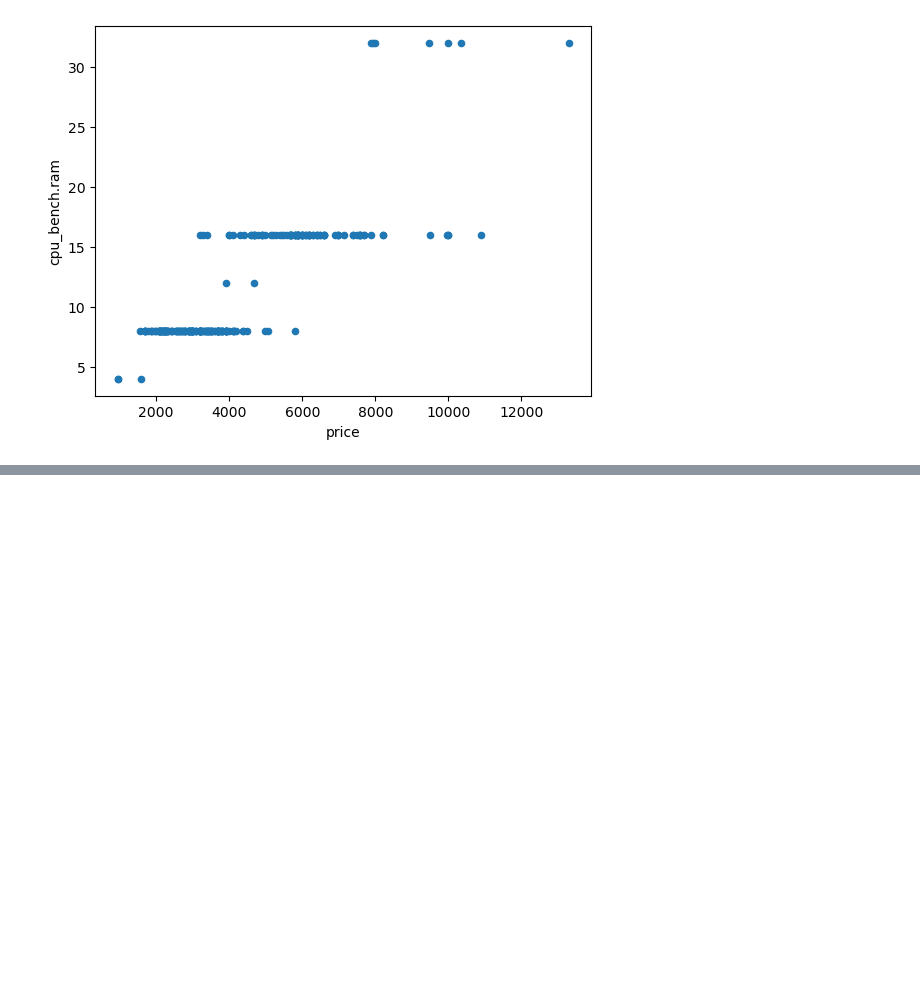
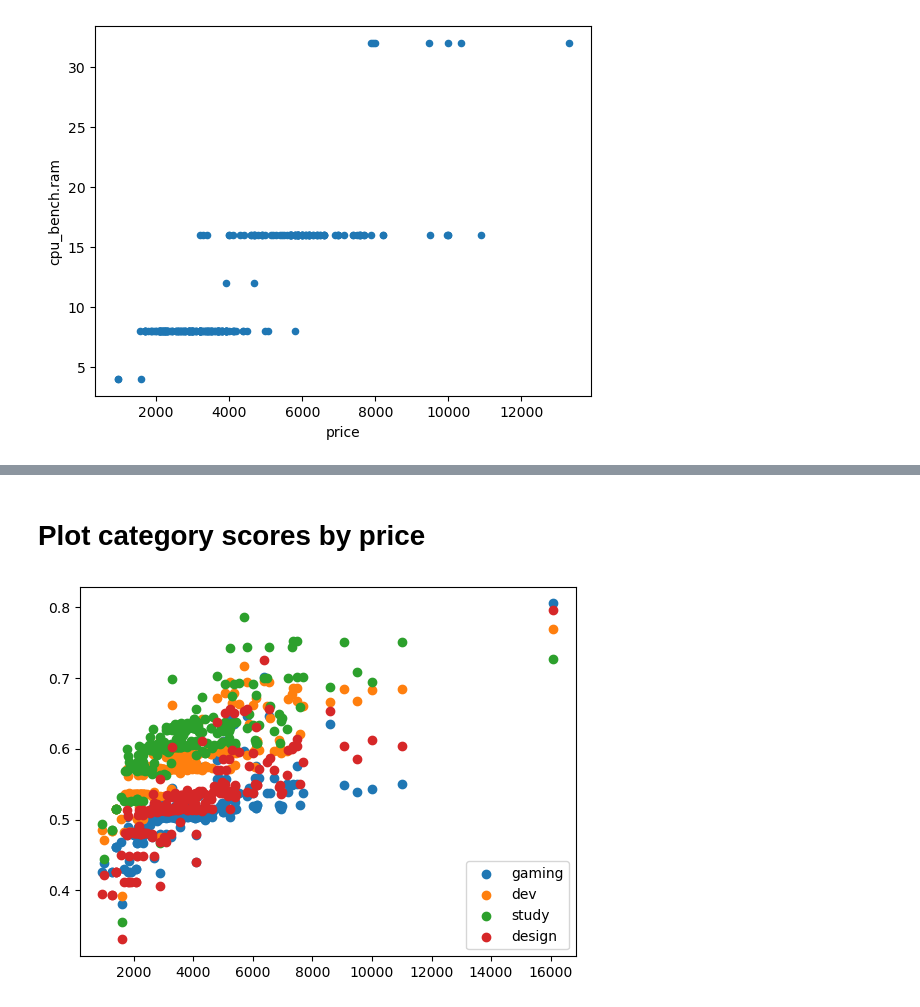
Before and after one commit to nickBes/favory, a Jupyter notebook: research/selection-method/notebook.ipynb, the cells around one changed output, grey strips where cells are left out. Cells and saved outputs as stored; diff of their text form; code cells hidden in the pictures; blank space fills up the shorter version.

Commit message:
now plotting category scores vs price for each category

```diff
--- a/research/selection-method/notebook.ipynb
+++ b/research/selection-method/notebook.ipynb
@@ -72,0 +76,3 @@ df.plot.scatter(x="price", y="cpu_bench.ram")
+# %%
+df = pd.read_csv("./category-scores.csv")
+df.head()
@@ -72,0 +86,21 @@ df.plot.scatter(x="price", y="cpu_bench.ram")
+# %% [markdown]
+# Plot category scores by price
+# %%
+import matplotlib.pyplot as plt
+
+labels = ["gaming", "dev", "study", "design"]
+
+categories = []
+
+for label in labels:
+    categories.append((label, df.loc[df["name"] == label]))
+
+fig, ax = plt.subplots()
+
+for label, category in categories:
+    ax.scatter(category['price'], category['score'], label=label)
+
+ax.legend()
+plt.show()
+# %% [output]
+[figure, added]
```
Also changed, not shown: parts of 3 cells of this notebook.
